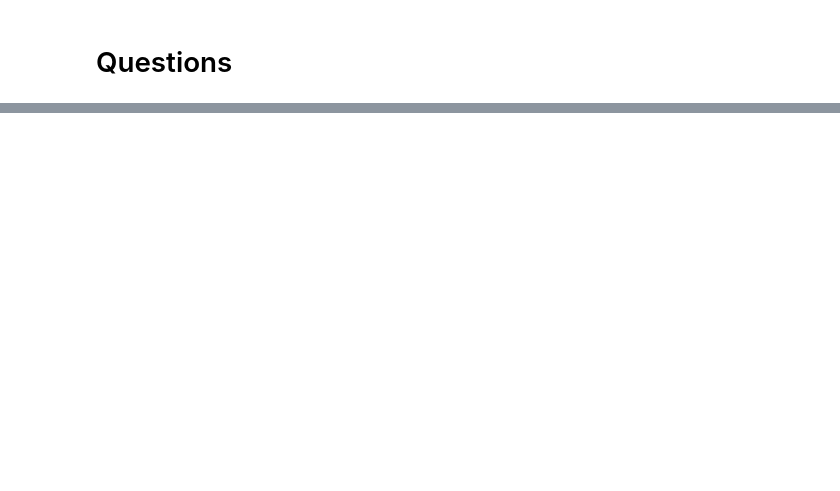
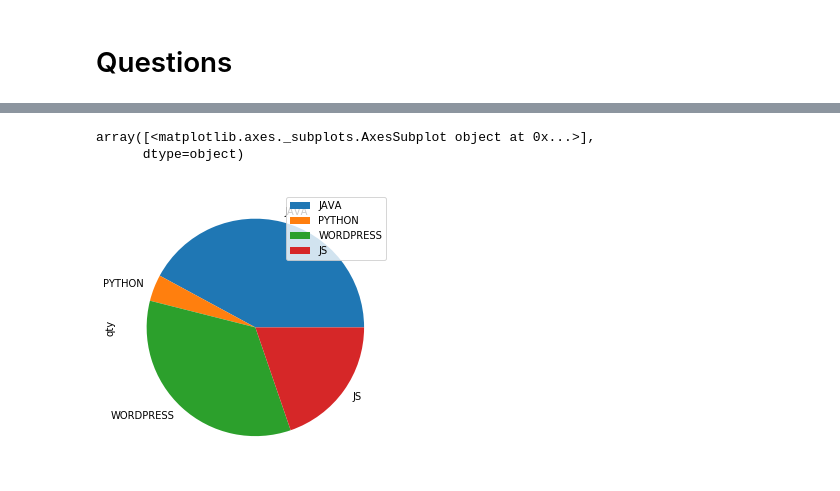
Before and after one commit to andrsGutirrz/JobScraper, a Jupyter notebook: jupyter_files/job_scraper_cr_indeed.ipynb, the cells around one changed output, grey strips where cells are left out. Cells and saved outputs as stored; diff of their text form; code cells hidden in the pictures; blank space fills up the shorter version.

Commit message:
analysing data

```diff
--- a/jupyter_files/job_scraper_cr_indeed.ipynb
+++ b/jupyter_files/job_scraper_cr_indeed.ipynb
@@ -143,0 +239,5 @@ df.shape
+# %%
+python = df[df['title'].str.contains('PYTHON', regex=True)]
+display(python.shape)
+display(python)
+forpie.append(('PYTHON', python.shape[0]))
@@ -143,0 +250,5 @@ df.shape
+# %%
+wordpress = df[df['title'].str.contains('WORDPRESS', regex=True)]
+display(wordpress.shape)
+display(wordpress)
+forpie.append(('WORDPRESS', wordpress.shape[0]))
@@ -143,0 +278,6 @@ df.shape
+# %%
+distro = pd.DataFrame([{
+     'languages' : item[0],
+     'qty' : item[1]
+  } for item in forpie])
+distro
@@ -143,0 +290,8 @@ df.shape
+# %%
+distro.set_index('languages', inplace=True)
+# %%
+distro.plot.pie(y='qty', subplots=True,figsize=(5, 5))
+# %% [output]
+array([<matplotlib.axes._subplots.AxesSubplot object at 0x...>],
+      dtype=object)
+[figure, added]
```
Also changed, not shown: parts of 14 cells of this notebook.
